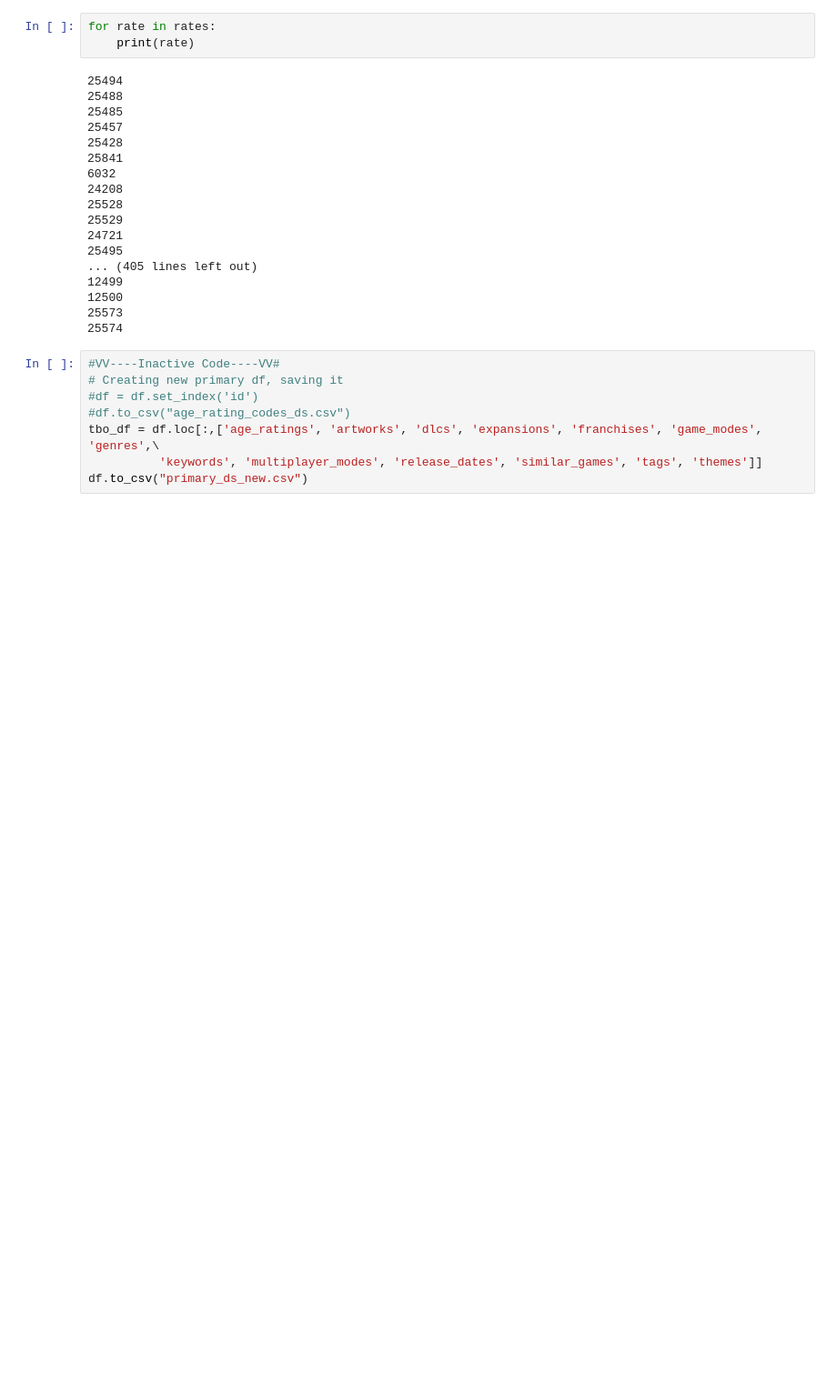
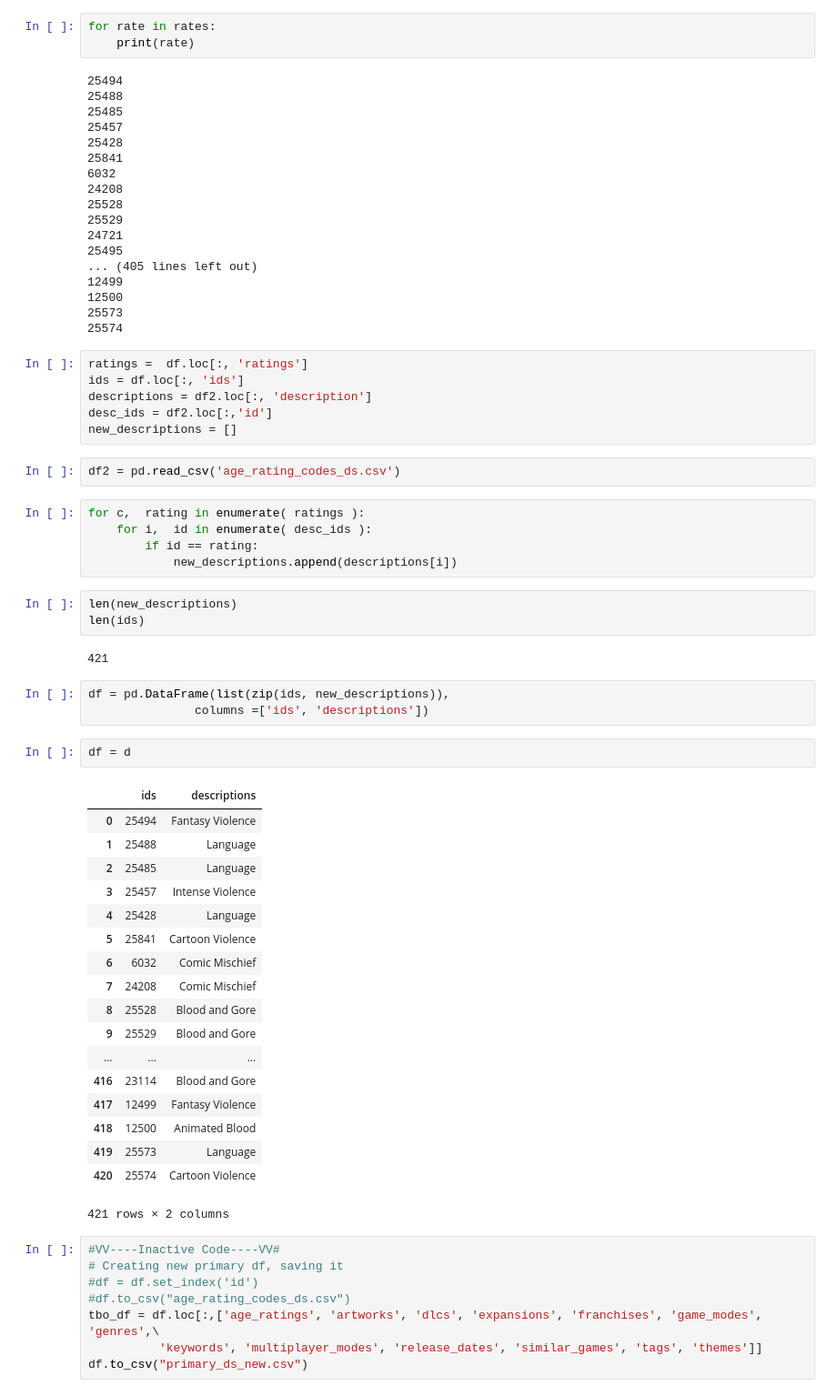
Before and after one commit to DiamondTop/gamingproject, a Jupyter notebook: Video_Game_Col_Project/Gaming project API.ipynb, the cells around one changed output. Shown at 91% size. Cells and saved outputs as stored; diff of their text form; blank space fills up the shorter version.

Commit message:
updated ratings

```diff
--- a/Video_Game_Col_Project/Gaming project API.ipynb
+++ b/Video_Game_Col_Project/Gaming project API.ipynb
@@ -172,6 +172,48 @@ for rate in rates:
 12500
 25573
 25574
+# %%
+ratings =  df.loc[:, 'ratings']
+ids = df.loc[:, 'ids']
+descriptions = df2.loc[:, 'description']
+desc_ids = df2.loc[:,'id']
+new_descriptions = []
+# %%
+df2 = pd.read_csv('age_rating_codes_ds.csv')
+# %%
+for c,  rating in enumerate( ratings ):
+    for i,  id in enumerate( desc_ids ):
+        if id == rating:
+            new_descriptions.append(descriptions[i])
+# %%
+len(new_descriptions)
+len(ids)
+# %% [output]
+421
+# %%
+df = pd.DataFrame(list(zip(ids, new_descriptions)),
+               columns =['ids', 'descriptions'])
+# %%
+df = d
+# %% [output]
+|  | ids | descriptions |
+| 0 | 25494 | Fantasy Violence |
+| 1 | 25488 | Language |
+| 2 | 25485 | Language |
+| 3 | 25457 | Intense Violence |
+| 4 | 25428 | Language |
+| 5 | 25841 | Cartoon Violence |
+| 6 | 6032 | Comic Mischief |
+| 7 | 24208 | Comic Mischief |
+| 8 | 25528 | Blood and Gore |
+| 9 | 25529 | Blood and Gore |
+| ... | ... | ... |
+| 416 | 23114 | Blood and Gore |
+| 417 | 12499 | Fantasy Violence |
+| 418 | 12500 | Animated Blood |
+| 419 | 25573 | Language |
+| 420 | 25574 | Cartoon Violence |
+421 rows × 2 columns
 # %%
 #VV----Inactive Code----VV#
 # Creating new primary df, saving it
```
Also changed, not shown: 3 other files.
